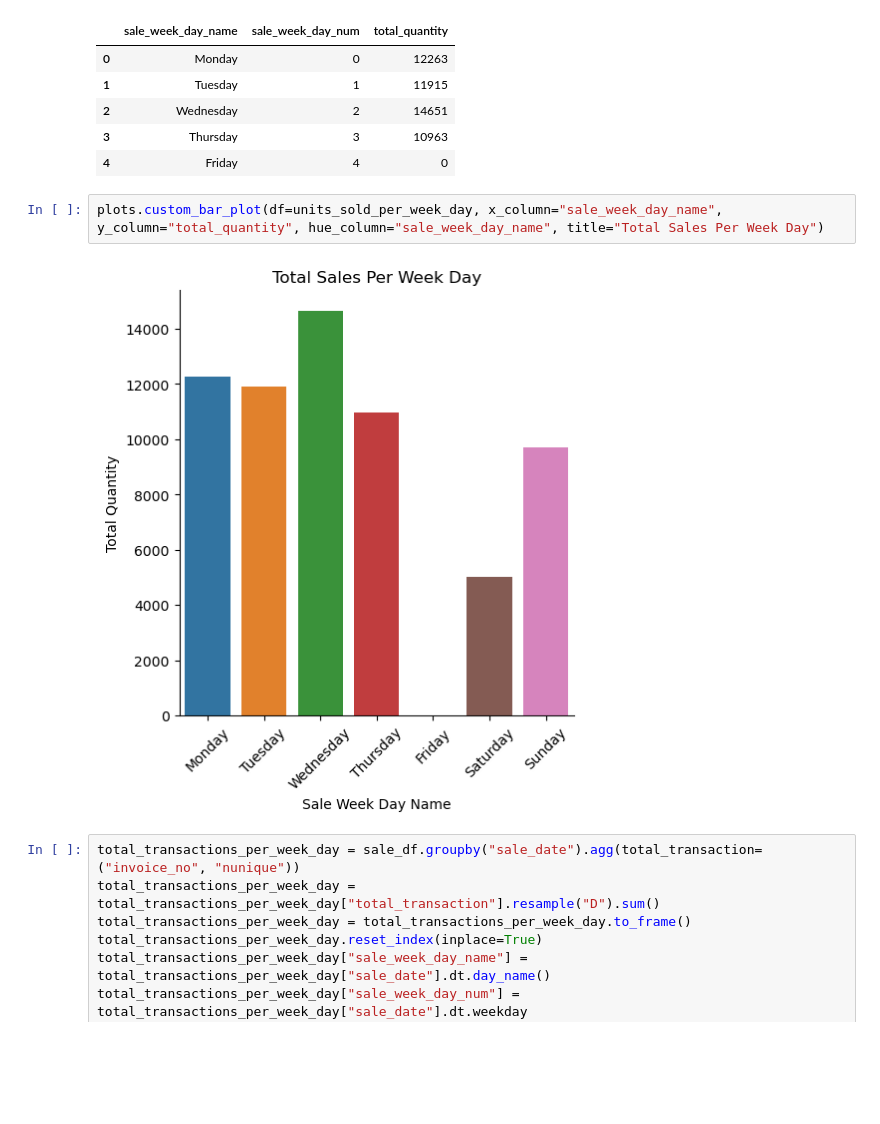
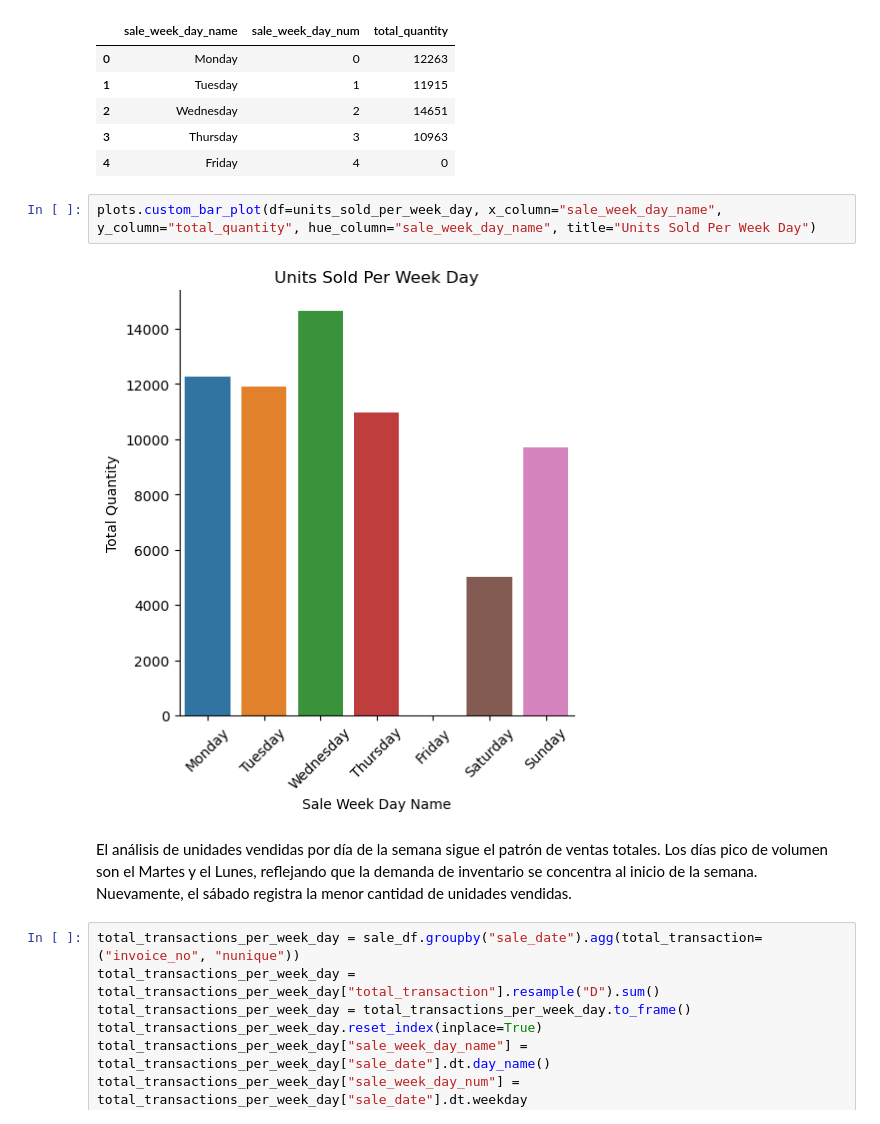
Before and after one commit to jatoapan/Ecommerce_Analytics, a Jupyter notebook: notebooks/2.0_jtd_exploratory_data_analysis.ipynb, the cells around one changed output. Saved outputs shown, nothing was run; the diff lists cells and outputs as text; blank space fills up the shorter version.

```diff
--- a/notebooks/2.0_jtd_exploratory_data_analysis.ipynb
+++ b/notebooks/2.0_jtd_exploratory_data_analysis.ipynb
@@ -625,9 +699,11 @@ units_sold_per_week_day.head()
 | 3 | Thursday | 3 | 10963 |
 | 4 | Friday | 4 | 0 |
 # %%
-plots.custom_bar_plot(df=units_sold_per_week_day, x_column="sale_week_day_name", y_column="total_quantity", hue_column="sale_week_day_name", title="Total Sales Per Week Day")
+plots.custom_bar_plot(df=units_sold_per_week_day, x_column="sale_week_day_name", y_column="total_quantity", hue_column="sale_week_day_name", title="Units Sold Per Week Day")
 # %% [output]
-[figure, old version]
+[figure, new version]
+# %% [markdown]
+El análisis de unidades vendidas por día de la semana sigue el patrón de ventas totales. Los días pico de volumen son el Martes y el Lunes, reflejando que la demanda de inventario se concentra al inicio de la semana. Nuevamente, el sábado registra la menor cantidad de unidades vendidas.
 # %%
 total_transactions_per_week_day = sale_df.groupby("sale_date").agg(total_transaction=("invoice_no", "nunique"))
 total_transactions_per_week_day = total_transactions_per_week_day["total_transaction"].resample("D").sum()
```
Also changed, not shown: parts of 60 cells of this notebook, 17 other files.
